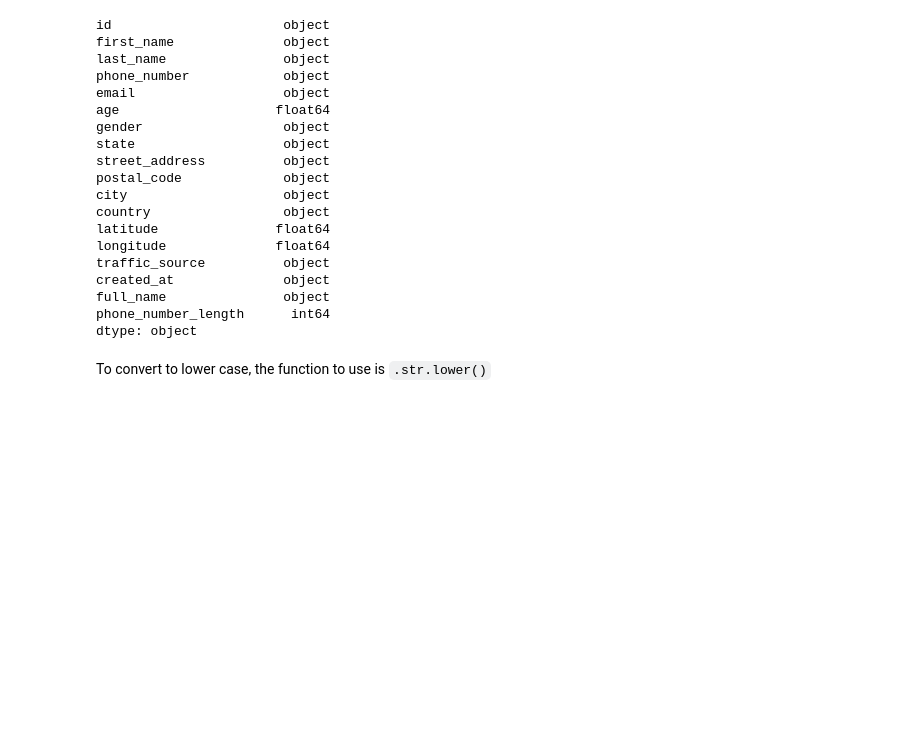
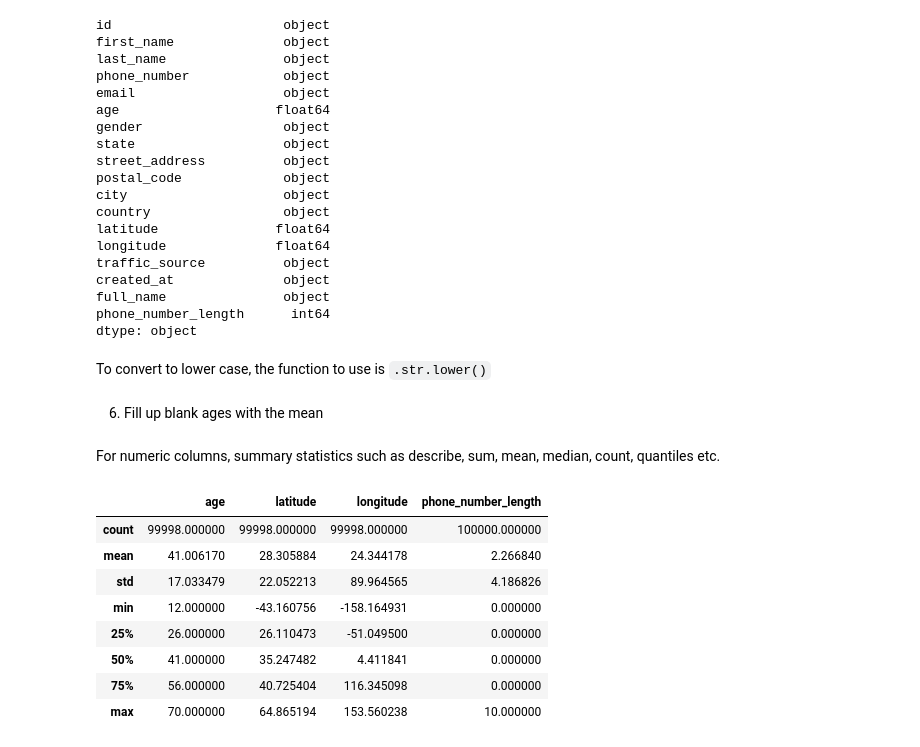
Before and after one commit to ItunuoluwaOlowoye/DataCleaning, a Jupyter notebook: Assessing Users Data in Python.ipynb, the cells around one changed output. Saved outputs shown, nothing was run; the diff lists cells and outputs as text; code cells hidden in the pictures; blank space fills up the shorter version.

```diff
--- a/Assessing Users Data in Python.ipynb
+++ b/Assessing Users Data in Python.ipynb
@@ -9,6 +9,3 @@ import seaborn as sns
 # %%
 # read the ecommerce file into a dataframe with only the file name if it is in the same folder as the notebook
 df_users = pd.read_csv('ecommerce_users.csv')
-# %%
-# read the file with the full file path
-df_users = pd.read_csv(r'C:\Users\iolowoye\Documents\Uranus Academy\ecommerce_users.csv')
@@ -438,7 +438,3 @@ Next, we check how many distinct values we have in the length column. The functi
 df_users_clean['phone_number_length'].unique()
 # %% [output]
 array([ 0, 10,  8,  9], dtype=int64)
-# %%
-for row in df_users_clean.index:
-    if df_users_clean.loc[row, 'phone_number_length'] != 10:
-        df_users_clean.loc[row, 'phone_number'] = ''
@@ -500,3 +500,20 @@ dtype: object
 To convert to lower case, the function to use is `.str.lower()`
 # %%
 df_users_clean['email'] = df_users_clean['email'].str.lower()
+# %% [markdown]
+6. Fill up blank ages with the mean
+# %% [markdown]
+For numeric columns, summary statistics such as describe, sum, mean, median, count, quantiles etc.
+# %%
+# summary statistics for all numeric columns
+df_users_clean.describe()
+# %% [output]
+|  | age | latitude | longitude | phone_number_length |
+| count | 99998.000000 | 99998.000000 | 99998.000000 | 100000.000000 |
+| mean | 41.006170 | 28.305884 | 24.344178 | 2.266840 |
+| std | 17.033479 | 22.052213 | 89.964565 | 4.186826 |
+| min | 12.000000 | -43.160756 | -158.164931 | 0.000000 |
+| 25% | 26.000000 | 26.110473 | -51.049500 | 0.000000 |
+| 50% | 41.000000 | 35.247482 | 4.411841 | 0.000000 |
+| 75% | 56.000000 | 40.725404 | 116.345098 | 0.000000 |
+| max | 70.000000 | 64.865194 | 153.560238 | 10.000000 |
```
Also changed, not shown: parts of 59 cells of this notebook.
